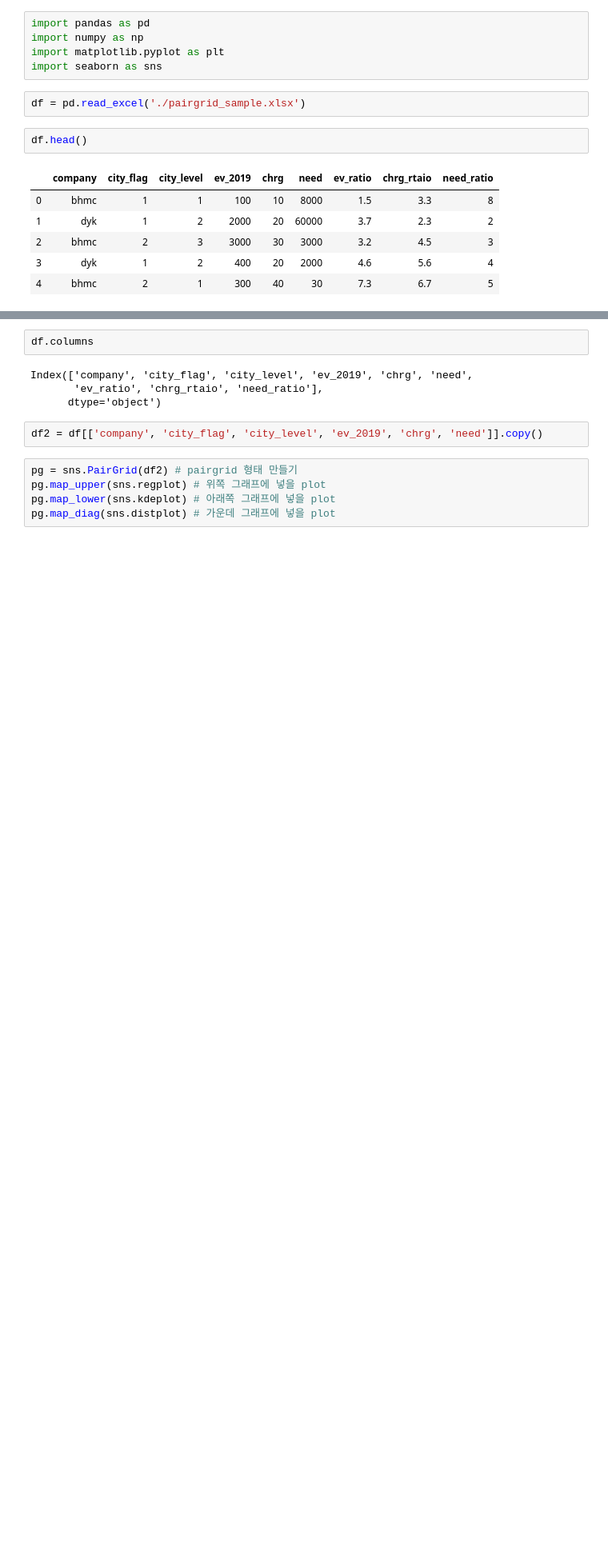
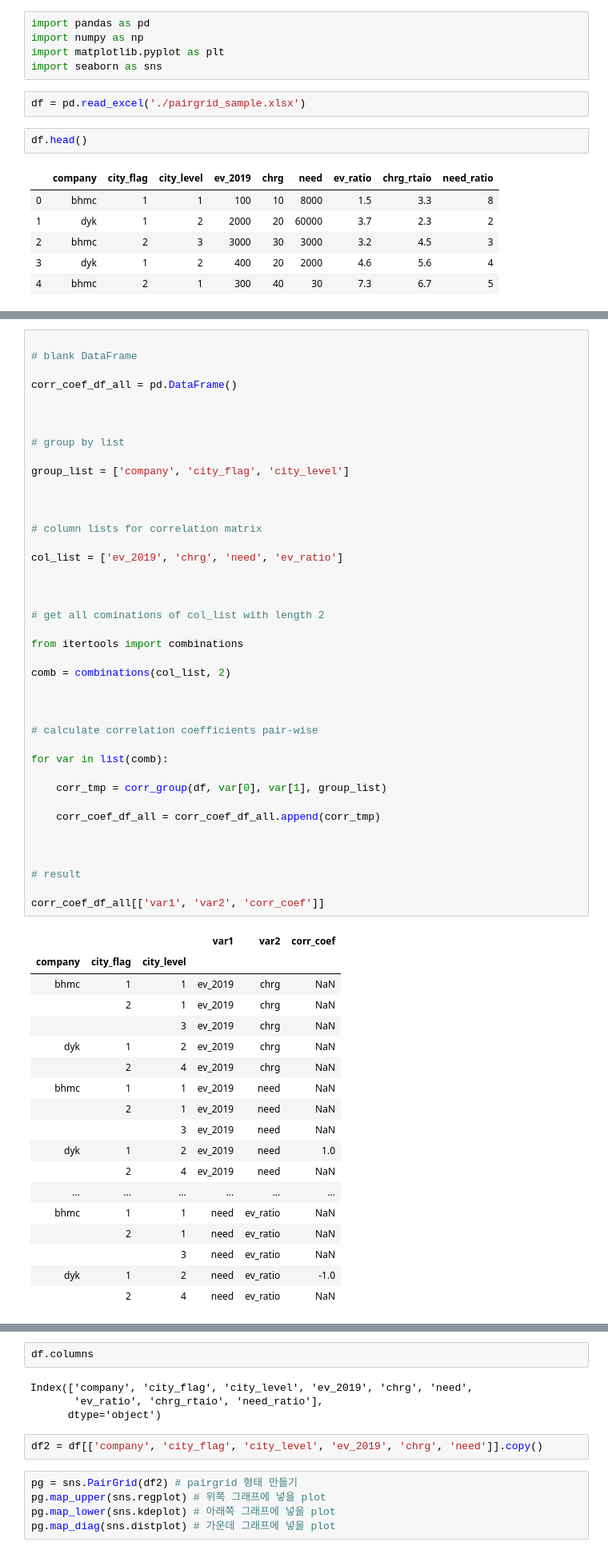
Before and after one commit to bbiyongel/TIL, a Jupyter notebook: visualization/pairgrid_v0.ipynb, the cells around one changed output, grey strips where cells are left out. Shown at 80% size. Cells and saved outputs as stored; diff of their text form; blank space fills up the shorter version.

```diff
--- a/visualization/pairgrid.ipynb
+++ b/visualization/pairgrid_v0.ipynb
@@ -20,0 +123,60 @@ df.head()
+# %%
+
+# blank DataFrame
+
+corr_coef_df_all = pd.DataFrame()
+
+
+
+# group by list
+
+group_list = ['company', 'city_flag', 'city_level']
+
+
+
+# column lists for correlation matrix
+
+col_list = ['ev_2019', 'chrg', 'need', 'ev_ratio']
+
+
+
+# get all cominations of col_list with length 2
+
+from itertools import combinations
+
+comb = combinations(col_list, 2)
+
+
+
+# calculate correlation coefficients pair-wise
+
+for var in list(comb):
+
+    corr_tmp = corr_group(df, var[0], var[1], group_list)
+
+    corr_coef_df_all = corr_coef_df_all.append(corr_tmp)
+
+
+
+# result
+
+corr_coef_df_all[['var1', 'var2', 'corr_coef']]
+# %% [output]
+|  |  |  | var1 | var2 | corr_coef |
+| company | city_flag | city_level |  |  |  |
+| bhmc | 1 | 1 | ev_2019 | chrg | NaN |
+|  | 2 | 1 | ev_2019 | chrg | NaN |
+|  |  | 3 | ev_2019 | chrg | NaN |
+| dyk | 1 | 2 | ev_2019 | chrg | NaN |
+|  | 2 | 4 | ev_2019 | chrg | NaN |
+| bhmc | 1 | 1 | ev_2019 | need | NaN |
+|  | 2 | 1 | ev_2019 | need | NaN |
+|  |  | 3 | ev_2019 | need | NaN |
+| dyk | 1 | 2 | ev_2019 | need | 1.0 |
+|  | 2 | 4 | ev_2019 | need | NaN |
+| ... | ... | ... | ... | ... | ... |
+| bhmc | 1 | 1 | need | ev_ratio | NaN |
+|  | 2 | 1 | need | ev_ratio | NaN |
+|  |  | 3 | need | ev_ratio | NaN |
+| dyk | 1 | 2 | need | ev_ratio | -1.0 |
+|  | 2 | 4 | need | ev_ratio | NaN |
```
Also changed, not shown: parts of 42 cells of this notebook, 7 other files.
